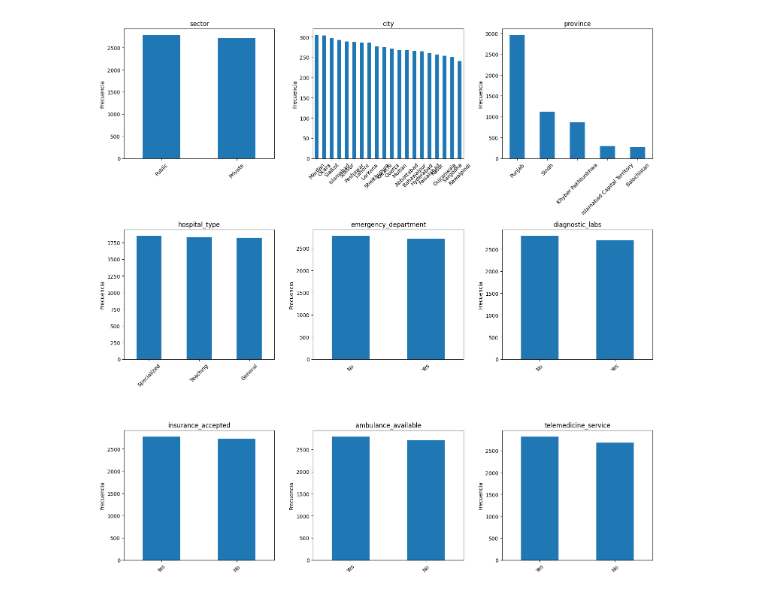
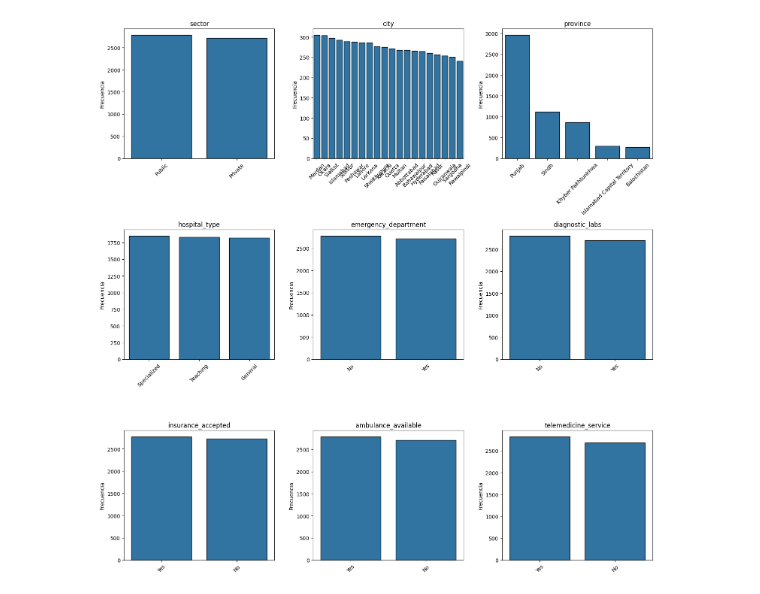
Before and after one commit to valentinarias-dtsc/hospital_performance_analysis, a Jupyter notebook: Notebooks/EDA2.ipynb, the cells around one changed output. Cells and saved outputs as stored; diff of their text form; code cells hidden in the pictures.

```diff
--- a/Notebooks/EDA2.ipynb
+++ b/Notebooks/EDA2.ipynb
@@ -73,35 +73,35 @@ memory usage: 2.0+ MB
 # seleccionar variables categóricas
 cat_cols = [
     col for col in df.select_dtypes(include=["object"]).columns
     if df[col].nunique() < 30  # filtro recomendable
 ]
 
 n_cols = 3
 n_rows = math.ceil(len(cat_cols) / n_cols)
 
 fig, axes = plt.subplots(n_rows, n_cols, figsize=(15, 5 * n_rows))
 axes = axes.flatten()  # simplifica indexado
 
 for i, col in enumerate(cat_cols):
     ax = axes[i]
 
     value_counts = df[col].value_counts()
 
-    value_counts.plot(kind="bar", ax=ax)
+    sns.barplot(x=value_counts.index, y=value_counts.values, edgecolor="black", ax=ax)
 
     ax.set_title(col)
     ax.set_xlabel("")
     ax.set_ylabel("Frecuencia")
     ax.tick_params(axis="x", rotation=45)
 
 # eliminar ejes vacíos (si sobran)
 for j in range(i + 1, len(axes)):
     fig.delaxes(axes[j])
 
 plt.tight_layout()
 plt.show()
 # %% [output]
-[figure, old version]
+[figure, new version]
 # %%
 # seleccionar variables enteras
 int_cols = df.select_dtypes(include=["int64", "int32"]).columns
```
Also changed, not shown: parts of 2 cells of this notebook.
